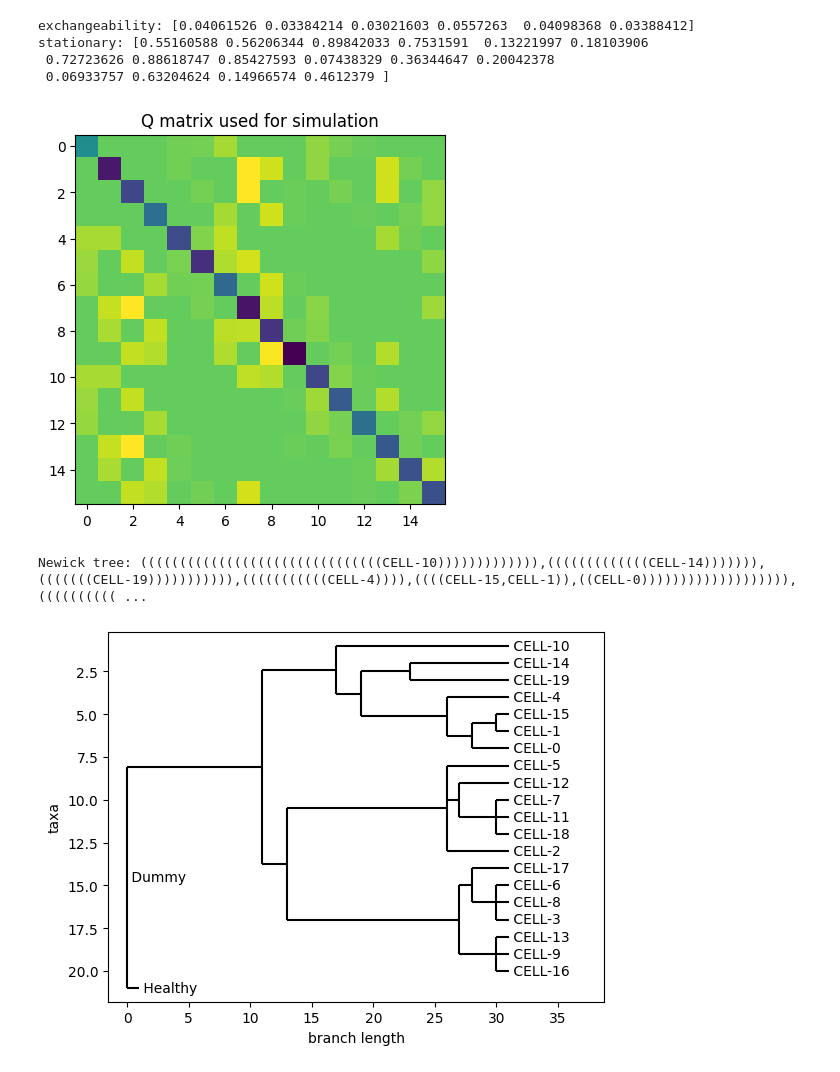
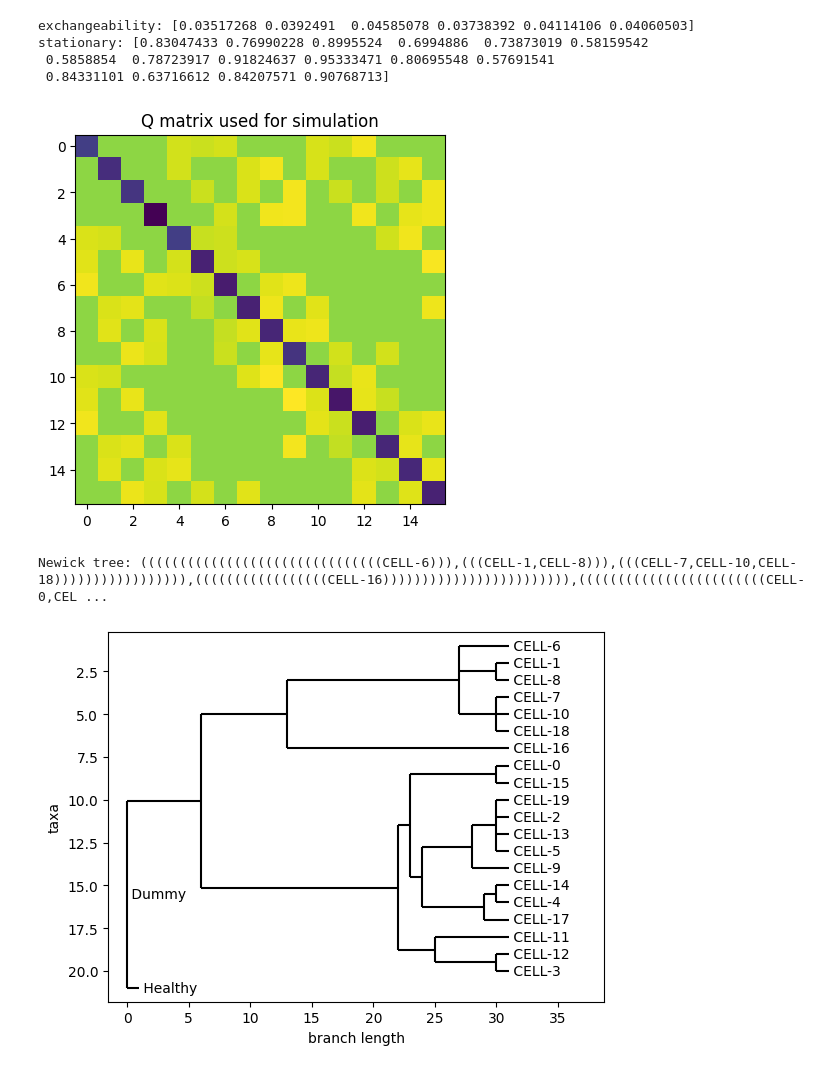
Before and after one commit to axchen7/phylo, a Jupyter notebook: simulate.ipynb, the cells around one changed output. Saved outputs shown, nothing was run; the diff lists cells and outputs as text; code cells hidden in the pictures.

```diff
--- a/simulate.ipynb
+++ b/simulate.ipynb
@@ -208,36 +208,36 @@ class Simulate_GT16:
                 f.write(f"{cell.name}    {cell.get_phy_value()}\n")
 # %%
 exchangeability = np.random.uniform(0.03, 0.06, 6)
-stationary = np.random.uniform(0, 1, 16)
+stationary = np.random.uniform(0.5, 1, 16)
 # exchangeability = np.array([0.01, 0.02] * 3)
 # stationary = np.ones(16)
 # stationary[0] = 1.5
 # stationary[3] = 1.5
 
 print(f"exchangeability: {exchangeability}")
 print(f"stationary: {stationary}")
 
 dot_phy_path = "./data/cellphy_simulated_set.phy"
 
 simulation = Simulate_GT16(exchangeability, stationary, sim_steps=30)
 
 print(f"Newick tree: {simulation.newick_tree}")
 
 tree = Phylo.read(io.StringIO(str(simulation.newick_tree)), "newick")
 Phylo.draw(tree)
 plt.show()
 
 simulation.save_to_dot_phy(dot_phy_path)
 print(f"Saved to {dot_phy_path}")
 
 for cell in [simulation.healthy_cell] + simulation.leaf_cells:
     print(cell.get_human_readable_value())
 # %% [output]
-exchangeability: [0.04061526 0.03384214 0.03021603 0.0557263  0.04098368 0.03388412]
-stationary: [0.55160588 0.56206344 0.89842033 0.7531591  0.13221997 0.18103906
- 0.72723626 0.88618747 0.85427593 0.07438329 0.36344647 0.20042378
- 0.06933757 0.63204624 0.14966574 0.4612379 ]
+exchangeability: [0.03517268 0.0392491  0.04585078 0.03738392 0.04114106 0.04060503]
+stationary: [0.83047433 0.76990228 0.8995524  0.6994886  0.73873019 0.58159542
+ 0.5858854  0.78723917 0.91824637 0.95333471 0.80695548 0.57691541
+ 0.84331101 0.63716612 0.84207571 0.90768713]
-[figure, old version]
+[figure, new version]
-Newick tree: (((((((((((((((((((((((((((((((CELL-10))))))))))))),(((((((((((((CELL-14))))))),(((((((CELL-19))))))))))),(((((((((((CELL-4)))),((((CELL-15,CELL-1)),((CELL-0))))))))))))))))))),(((((((((( ...
+Newick tree: (((((((((((((((((((((((((((((((CELL-6))),(((CELL-1,CELL-8))),(((CELL-7,CELL-10,CELL-18))))))))))))))))),(((((((((((((((((CELL-16)))))))))))))))))))))))),((((((((((((((((((((((((CELL-0,CEL ...
-[figure, old version]
+[figure, new version]
 Saved to ./data/cellphy_simulated_set.phy
```
Also changed, not shown: parts of 1 cell of this notebook, 1 other file.
